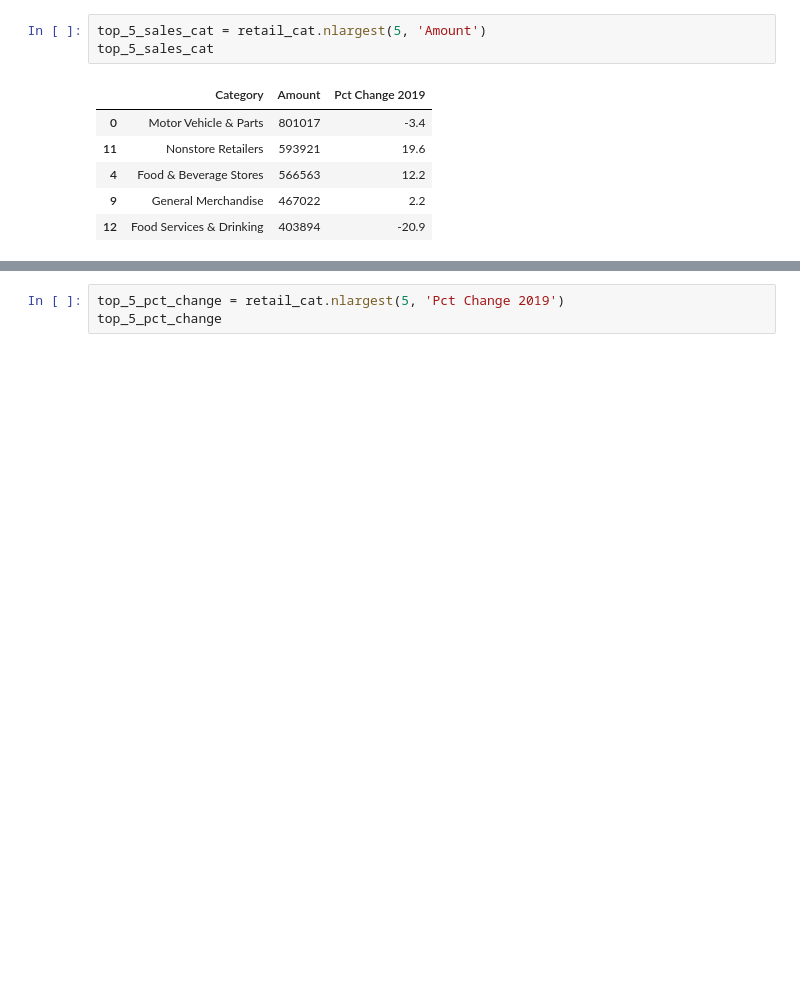
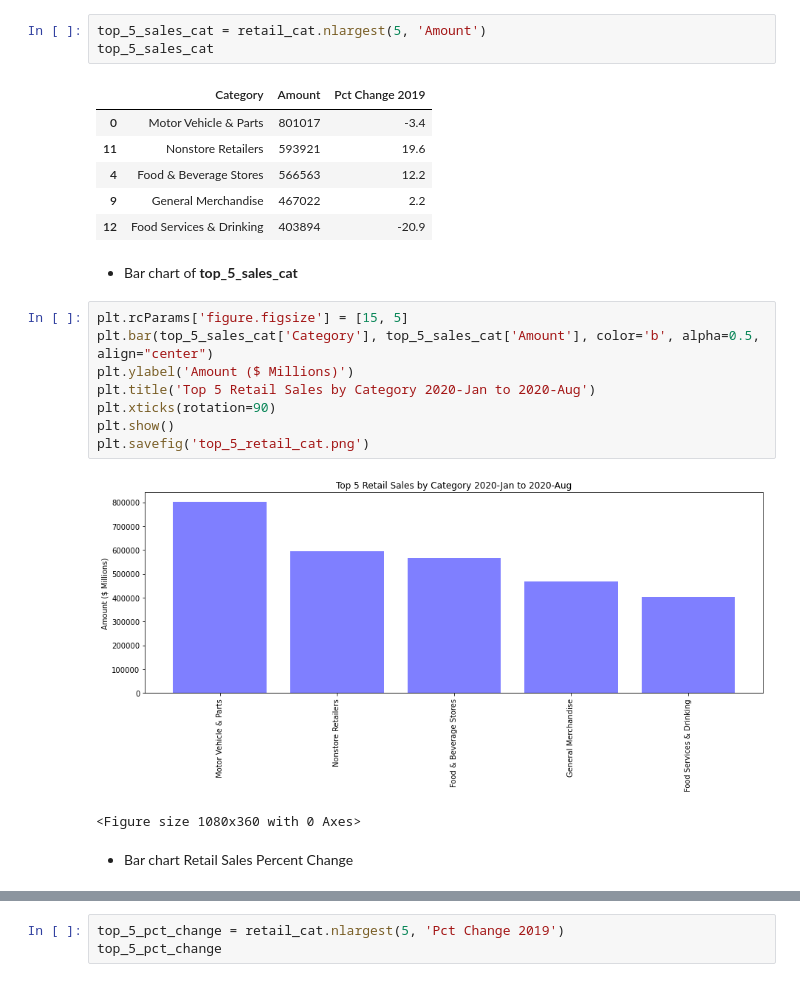
Before and after one commit to LenSin3/Conservatory-cvd19-retail, a Jupyter notebook: covid-retail.ipynb, the cells around one changed output, grey strips where cells are left out. Cells and saved outputs as stored; diff of their text form; blank space fills up the shorter version.

```diff
--- a/covid-retail.ipynb
+++ b/covid-retail.ipynb
@@ -226,3 +291,18 @@ top_5_sales_cat
 | 4 | Food & Beverage Stores | 566563 | 12.2 |
 | 9 | General Merchandise | 467022 | 2.2 |
 | 12 | Food Services & Drinking | 403894 | -20.9 |
+# %% [markdown]
+- Bar chart of **top_5_sales_cat**
+# %%
+plt.rcParams['figure.figsize'] = [15, 5]
+plt.bar(top_5_sales_cat['Category'], top_5_sales_cat['Amount'], color='b', alpha=0.5, align="center")
+plt.ylabel('Amount ($ Millions)')
+plt.title('Top 5 Retail Sales by Category 2020-Jan to 2020-Aug')
+plt.xticks(rotation=90)
+plt.show()
+plt.savefig('top_5_retail_cat.png')
+# %% [output]
+[figure, added]
+<Figure size 1080x360 with 0 Axes>
+# %% [markdown]
+- Bar chart Retail Sales Percent Change
```
Also changed, not shown: parts of 31 cells of this notebook, 3 other files.
